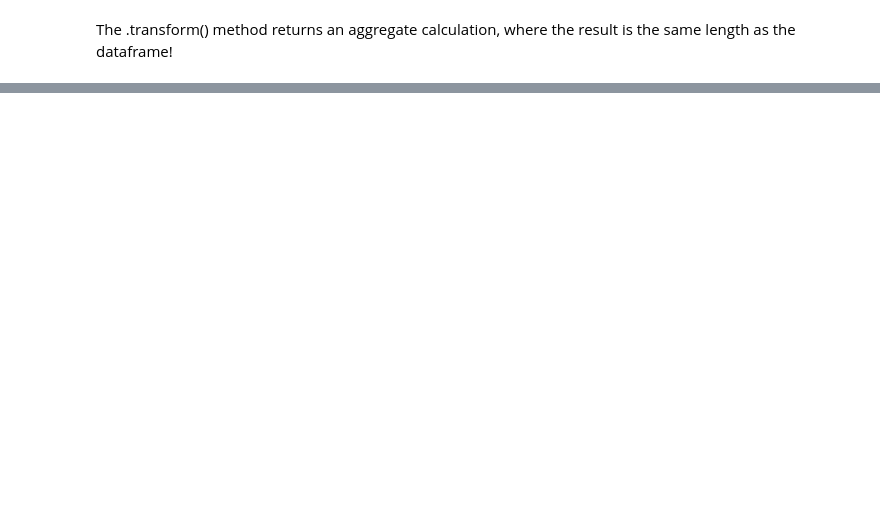
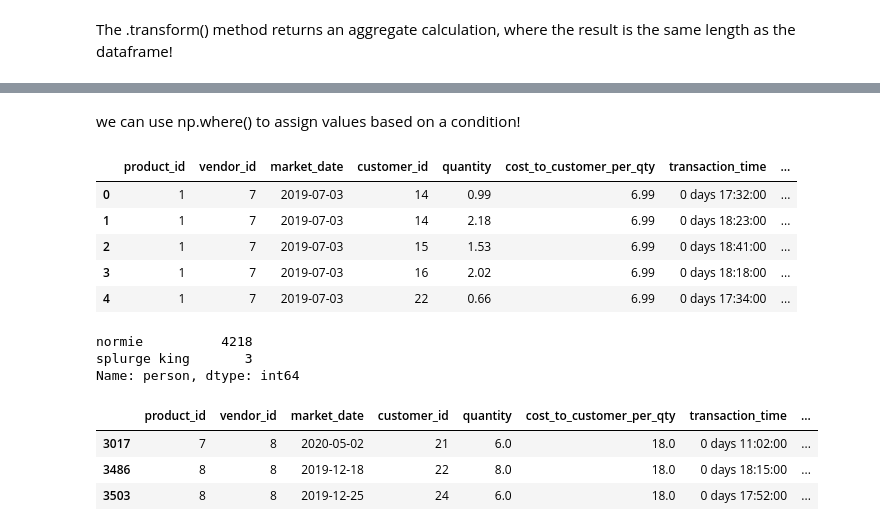
Before and after one commit to Marc-Aradillas/numpy-pandas-visualization-exercises, a Jupyter notebook: advanced_df_pt1.ipynb, the cells around one changed output, grey strips where cells are left out. Saved outputs shown, nothing was run; the diff lists cells and outputs as text; code cells hidden in the pictures; blank space fills up the shorter version.

```diff
--- a/advanced_df_pt1.ipynb
+++ b/advanced_df_pt1.ipynb
@@ -44,2 +197,5 @@ We then specify a second column on which to perform some aggregate calculations!
 # %% [markdown]
 The .transform() method returns an aggregate calculation, where the result is the same length as the dataframe!
+# %%
+df['avg_prod_cost'] = round(df.groupby('product_name').total_cost.transform('mean'), 2)
+df
@@ -45,0 +216,26 @@ The .transform() method returns an aggregate calculation, where the result is th
+# %% [markdown]
+we can use np.where() to assign values based on a condition!
+# %%
+# 3 arguments( location, what i want
+df['person'] = np.where(df.total_cost > 100, 'splurge king', 'normie')
+df.head()
+# %% [output]
+|  | product_id | vendor_id | market_date | customer_id | quantity | cost_to_customer_per_qty | transaction_time | ... |
+| 0 | 1 | 7 | 2019-07-03 | 14 | 0.99 | 6.99 | 0 days 17:32:00 | ... |
+| 1 | 1 | 7 | 2019-07-03 | 14 | 2.18 | 6.99 | 0 days 18:23:00 | ... |
+| 2 | 1 | 7 | 2019-07-03 | 15 | 1.53 | 6.99 | 0 days 18:41:00 | ... |
+| 3 | 1 | 7 | 2019-07-03 | 16 | 2.02 | 6.99 | 0 days 18:18:00 | ... |
+| 4 | 1 | 7 | 2019-07-03 | 22 | 0.66 | 6.99 | 0 days 17:34:00 | ... |
+# %%
+df.person.value_counts()
+# %% [output]
+normie          4218
+splurge king       3
+Name: person, dtype: int64
+# %%
+df[df.person == 'splurge king']
+# %% [output]
+|  | product_id | vendor_id | market_date | customer_id | quantity | cost_to_customer_per_qty | transaction_time | ... |
+| 3017 | 7 | 8 | 2020-05-02 | 21 | 6.0 | 18.0 | 0 days 11:02:00 | ... |
+| 3486 | 8 | 8 | 2019-12-18 | 22 | 8.0 | 18.0 | 0 days 18:15:00 | ... |
+| 3503 | 8 | 8 | 2019-12-25 | 24 | 6.0 | 18.0 | 0 days 17:52:00 | ... |
```
Also changed, not shown: parts of 18 cells of this notebook, 7 other files.
